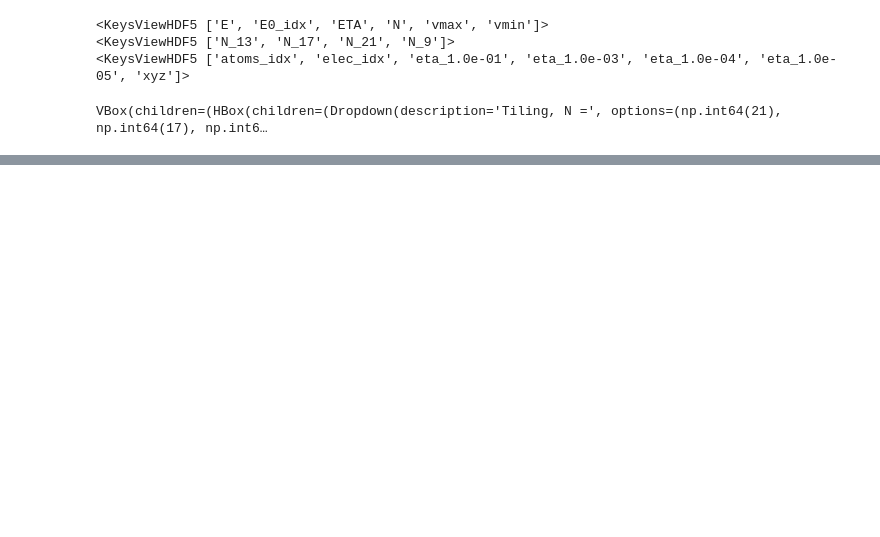
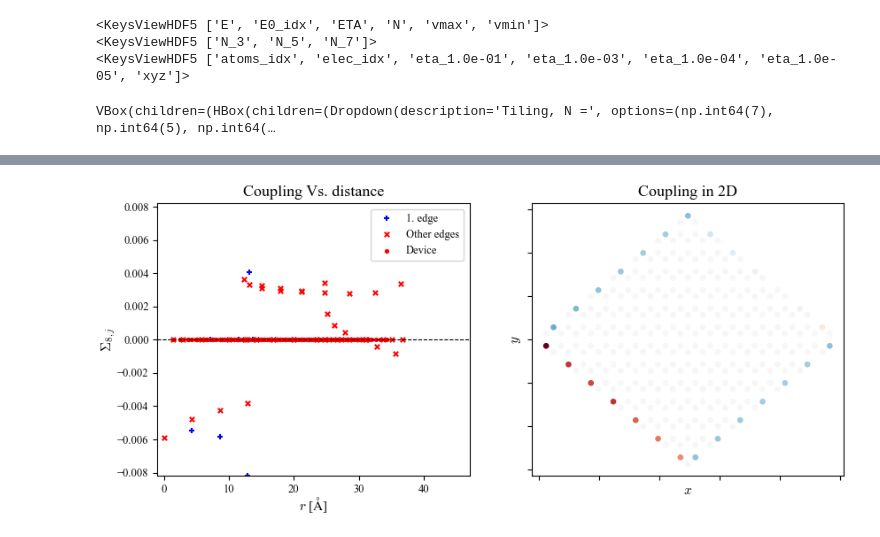
Before and after one commit to BastianValhoj/QTM-ML, a Jupyter notebook: scripts/notebooks/coupling_interactive.ipynb, the cells around one changed output, grey strips where cells are left out. Saved outputs shown, nothing was run; the diff lists cells and outputs as text; code cells hidden in the pictures; blank space fills up the shorter version.

```diff
--- a/scripts/notebooks/coupling_interactive.ipynb
+++ b/scripts/notebooks/coupling_interactive.ipynb
@@ -18,13 +18,14 @@ import seaborn as sns
 
 # REAL_PART_CMP = sns.color_palette("RdBu", as_cmap=True)
 # %%
-OUTPUTS = h5py.File("../conv_data/RSE_data.h5", 'r')
+KIND = "armchair"
+OUTPUTS = h5py.File(f"../conv_data/RSE_data-{KIND}.h5", 'r')
 print(OUTPUTS.attrs.keys())
 print(OUTPUTS.keys())
-print(OUTPUTS["N_13"].keys())
+print(OUTPUTS["N_3"].keys())
 # %% [output]
 <KeysViewHDF5 ['E', 'E0_idx', 'ETA', 'N', 'vmax', 'vmin']>
-<KeysViewHDF5 ['N_13', 'N_17', 'N_21', 'N_9']>
+<KeysViewHDF5 ['N_3', 'N_5', 'N_7']>
 <KeysViewHDF5 ['atoms_idx', 'elec_idx', 'eta_1.0e-01', 'eta_1.0e-03', 'eta_1.0e-04', 'eta_1.0e-05', 'xyz']>
 # %%
 def plot_size_conv(data, N, E, eta, site, part, nn, nn_pair=False, global_minmax=False, axes=None):
@@ -164,10 +165,15 @@ N_options = OUTPUTS.attrs["N"]
 E_options = np.asanyarray(OUTPUTS.attrs["E"])
 # E_options = np.where(np.isclose(E_options, 0, atol=1e-10), 0, E_options)
 Eta_options = OUTPUTS.attrs["ETA"].round(6)
+
 N_menu = Dropdown(value=N_options[0], options=N_options, description="Tiling, N =")
 E_menu = Dropdown(value=E_options[len(E_options)//2], options=E_options, description="Energy [eV]")
 Eta_menu = Dropdown(value=Eta_options[1], options=Eta_options, description="Eta", format=f":.1e")
-site_slider = IntSlider(value=N_options[0]//2, min=0, max=int(N_options[0])-1, step=1, description="Site:")
+
+if KIND == "zigzag":
+    site_slider = IntSlider(value=N_options[0]//2, min=0, max=int(N_options[0])-1, step=1, description="Site:")
+elif KIND == "armchair":
+    site_slider = IntSlider(value=N_options[0], min=0, max=2*int(N_options[0]), step=1, description="Site:")
 neighbour_slider = IntSlider(value=1, min=0, max=np.max(np.abs([site_slider.max - site_slider.value,  site_slider.value])), step=1, description="Neighbours")
 part_menu = Dropdown(value="imag", options=["real", "imag"], description="Part:")
 show_nn_pair_box = widgets.Checkbox(value=False, description="Show pairs of NN")
@@ -185,34 +191,35 @@ def update_site_range(*args):
 def update_nn_range(*args):
     new_site = int(site_slider.value)
     neighbour_slider.max = np.max(np.abs([site_slider.max - new_site, new_site]))
     if site_slider.value > site_slider.max:
         site_slider.value = site_slider.max
 N_menu.observe(update_site_range, 'value') # 'observe' how N_menu's value changes
 site_slider.observe(update_nn_range, 'value')
 
 
 ui = widgets.VBox([
     widgets.HBox([N_menu, E_menu, Eta_menu]),
     widgets.HBox([site_slider, part_menu, use_minmax]),
     widgets.HBox([neighbour_slider, show_nn_pair_box]),
     # widgets.HBox([]),
 ])
 
 out = widgets.interactive_output(plot_size_conv, {
     'data': fixed(OUTPUTS),
     'N': N_menu,
     'E': E_menu,
     'eta': Eta_menu,
     'site': site_slider,
     'part': part_menu,
     'nn': neighbour_slider,
     'nn_pair': show_nn_pair_box,
     'global_minmax': use_minmax,
 })
 display(ui, out)
 # %% [output]
-VBox(children=(HBox(children=(Dropdown(description='Tiling, N =', options=(np.int64(21), np.int64(17), np.int6…
+VBox(children=(HBox(children=(Dropdown(description='Tiling, N =', options=(np.int64(7), np.int64(5), np.int64(…
 [interactive output not drawn]
+[figure, added]
 # %%
 E = 0.
 eta = 1e-3
```
Also changed, not shown: parts of 3 cells of this notebook.
